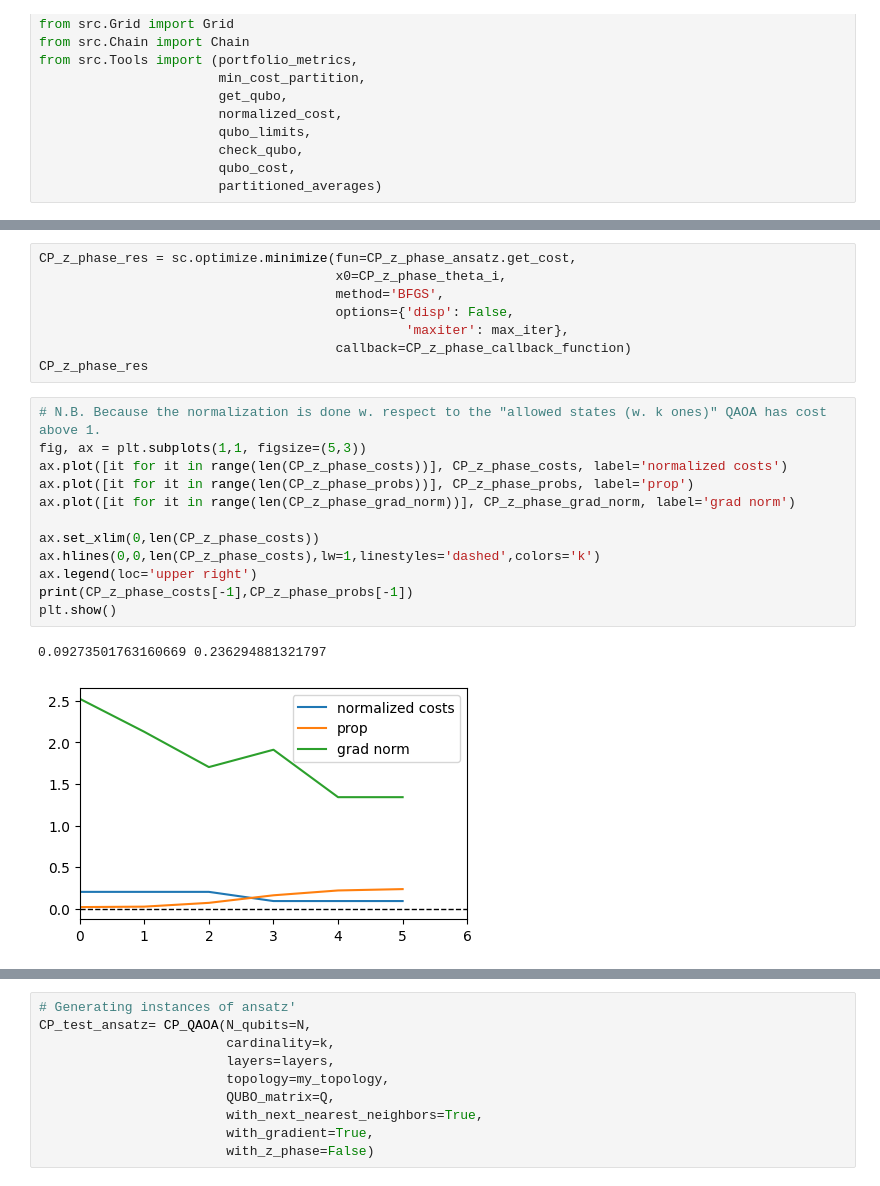
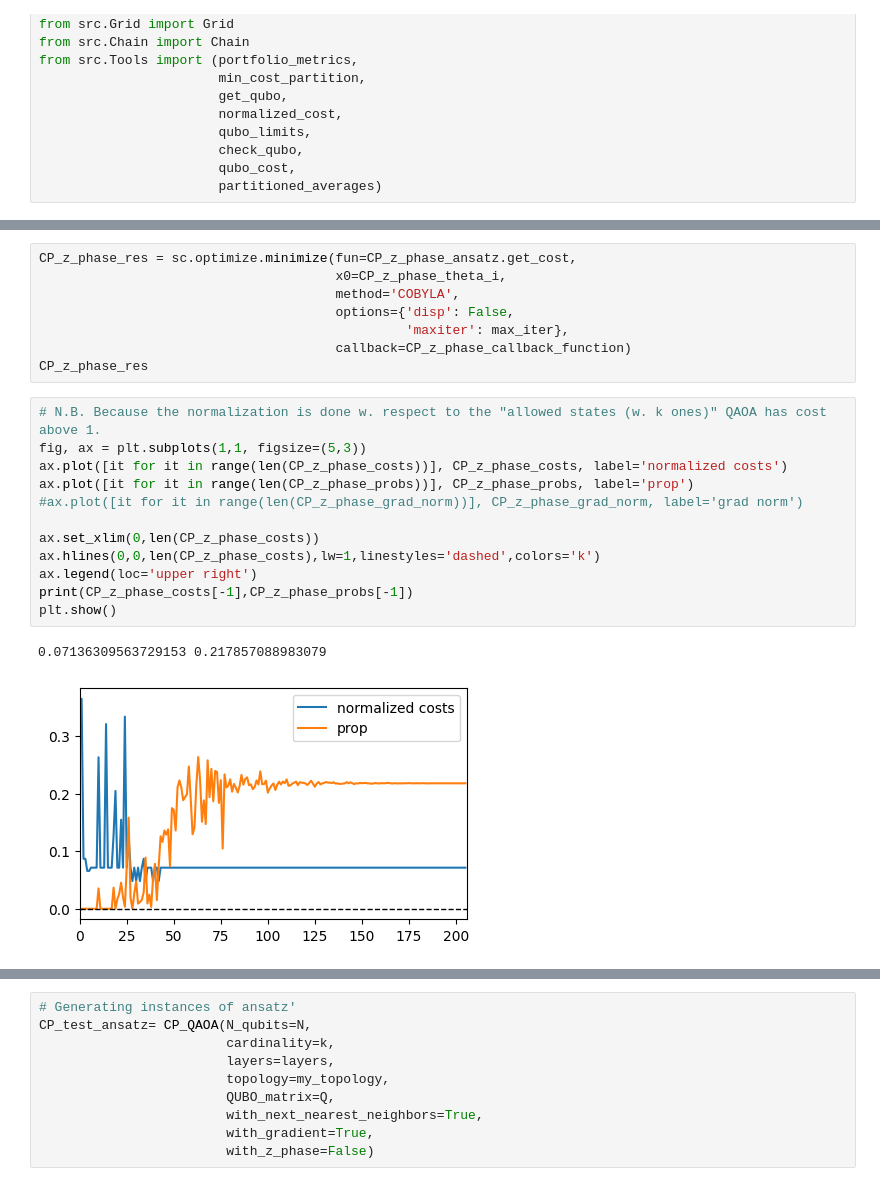
Before and after one commit to seba2390/Azurestuff, a Jupyter notebook: scripts/fig. 9.ipynb, the cells around one changed output, grey strips where cells are left out. Cells and saved outputs as stored; diff of their text form.

```diff
--- a/scripts/fig. 9.ipynb
+++ b/scripts/fig. 9.ipynb
@@ -168,7 +169,7 @@ CP+Z-PHASE: 30
 # %%
 CP_z_phase_res = sc.optimize.minimize(fun=CP_z_phase_ansatz.get_cost,
                                       x0=CP_z_phase_theta_i,
-                                      method='BFGS',
+                                      method='COBYLA',
                                       options={'disp': False,
                                                'maxiter': max_iter},
                                       callback=CP_z_phase_callback_function)
@@ -176,17 +177,17 @@ CP_z_phase_res
 # %%
 # N.B. Because the normalization is done w. respect to the "allowed states (w. k ones)" QAOA has cost above 1.
 fig, ax = plt.subplots(1,1, figsize=(5,3))
 ax.plot([it for it in range(len(CP_z_phase_costs))], CP_z_phase_costs, label='normalized costs')
 ax.plot([it for it in range(len(CP_z_phase_probs))], CP_z_phase_probs, label='prop')
-ax.plot([it for it in range(len(CP_z_phase_grad_norm))], CP_z_phase_grad_norm, label='grad norm')
+#ax.plot([it for it in range(len(CP_z_phase_grad_norm))], CP_z_phase_grad_norm, label='grad norm')
 
 ax.set_xlim(0,len(CP_z_phase_costs))
 ax.hlines(0,0,len(CP_z_phase_costs),lw=1,linestyles='dashed',colors='k')
 ax.legend(loc='upper right')
 print(CP_z_phase_costs[-1],CP_z_phase_probs[-1])
 plt.show()
 # %% [output]
-0.09273501763160669 0.236294881321797
+0.07136309563729153 0.217857088983079
-[figure, old version]
+[figure, new version]
 # %%
 print(CP_z_phase_grads[-1])
```
Also changed, not shown: parts of 11 cells of this notebook, 2 other files.
